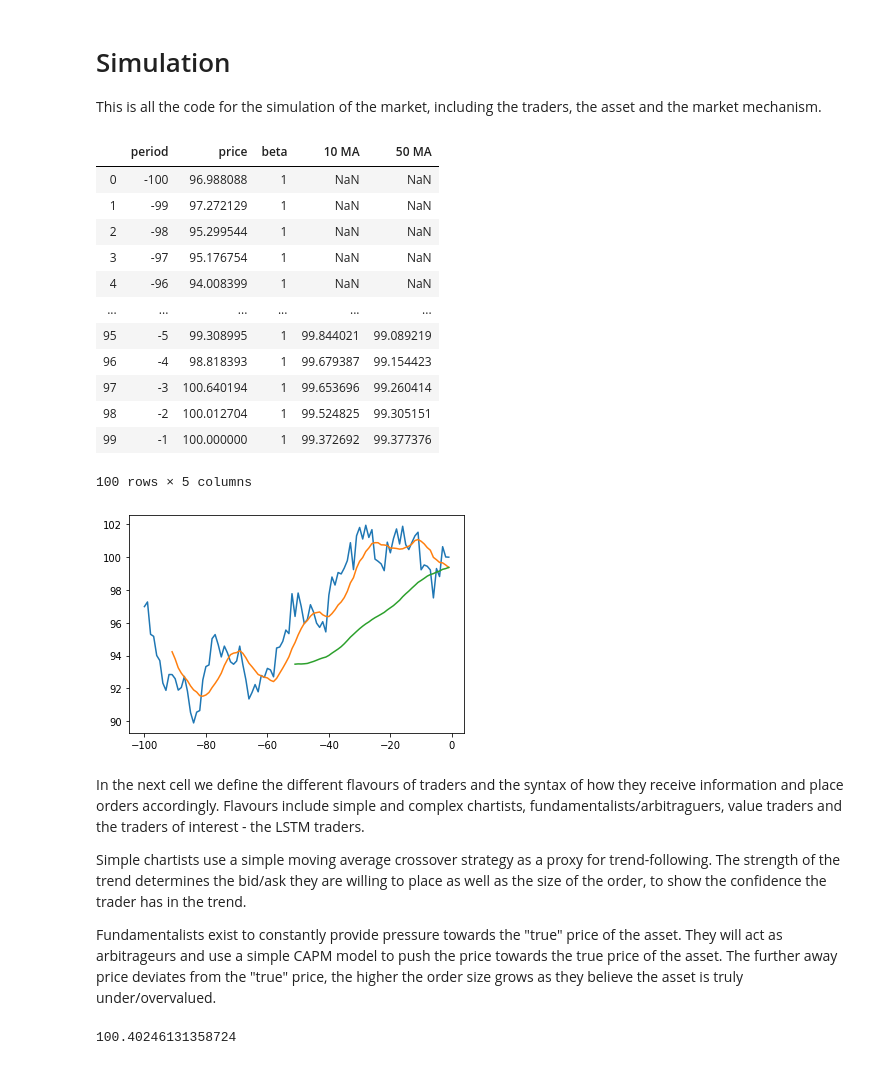
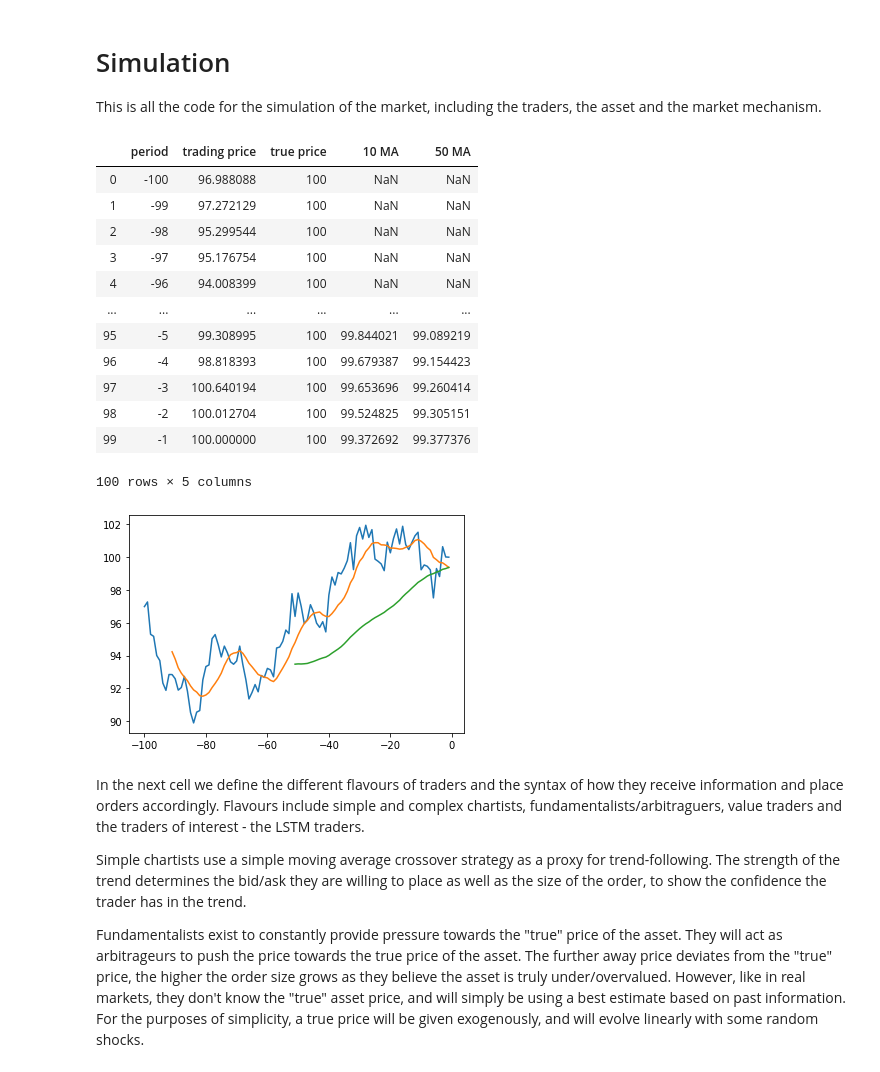
Before and after one commit to karansgarg/rae_repo, a Jupyter notebook: market_simulation.ipynb, the cells around one changed output. Drawn from its saved outputs; the diff is of its cells as text; code cells hidden in the pictures.

```diff
--- a/market_simulation.ipynb
+++ b/market_simulation.ipynb
@@ -17,9 +17,6 @@ import networkx
 # material to use to make their inital trading decisions. These random prices will be kept constant throughout the
 # simulations so they don't affect the decisions of the traders between rounds. The price at t=0 will be 100 so price
 # movements during the simulation are normalised to an index.
-
-rm = 0.1 #Return on the market portfolio
-rf = 0.02 #Return on the risk free asset
 
 t = 100
 period = []
@@ -40,44 +37,43 @@ asset_prices_rev_final = [100, 100.01270443267846, 100.64019372161697, 98.818393
 
 asset_prices_rev_final.reverse()
 asset_prices = asset_prices_rev_final
 
-beta = []
+true_prices = []
 
 for i in range(t):
-    beta.append(1) #Assume beta has remained unchanged for previous periods
+    true_prices.append(100) #Assume true price unchanged in this period - remained 100
 
 def moving_average(price_list, window): #Define a function to calculate simple moving averages
-
     window_size = window
     price_series = pd.Series(price_list)
     windows = price_series.rolling(window_size)
     ma = windows.mean()
     ma_list = ma.tolist()
     return ma_list
 
 mas = moving_average(asset_prices, 10) #Generate shorter moving average
 mal = moving_average(asset_prices, 50) #Generate longer moving average
 
-assetdf = pd.DataFrame({"period": period, "price": asset_prices, "beta": beta, "10 MA": mas, "50 MA": mal})
+assetdf = pd.DataFrame({"period": period, "trading price": asset_prices, "true price": true_prices, "10 MA": mas, "50 MA": mal})
 
 plt.plot(period, asset_prices)
 plt.plot(period, mas)
 plt.plot(period, mal)
 
 assetdf
 # %% [output]
-|  | period | price | beta | 10 MA | 50 MA |
-| 0 | -100 | 96.988088 | 1 | NaN | NaN |
-| 1 | -99 | 97.272129 | 1 | NaN | NaN |
-| 2 | -98 | 95.299544 | 1 | NaN | NaN |
-| 3 | -97 | 95.176754 | 1 | NaN | NaN |
-| 4 | -96 | 94.008399 | 1 | NaN | NaN |
+|  | period | trading price | true price | 10 MA | 50 MA |
+| 0 | -100 | 96.988088 | 100 | NaN | NaN |
+| 1 | -99 | 97.272129 | 100 | NaN | NaN |
+| 2 | -98 | 95.299544 | 100 | NaN | NaN |
+| 3 | -97 | 95.176754 | 100 | NaN | NaN |
+| 4 | -96 | 94.008399 | 100 | NaN | NaN |
 | ... | ... | ... | ... | ... | ... |
-| 95 | -5 | 99.308995 | 1 | 99.844021 | 99.089219 |
-| 96 | -4 | 98.818393 | 1 | 99.679387 | 99.154423 |
-| 97 | -3 | 100.640194 | 1 | 99.653696 | 99.260414 |
-| 98 | -2 | 100.012704 | 1 | 99.524825 | 99.305151 |
-| 99 | -1 | 100.000000 | 1 | 99.372692 | 99.377376 |
+| 95 | -5 | 99.308995 | 100 | 99.844021 | 99.089219 |
+| 96 | -4 | 98.818393 | 100 | 99.679387 | 99.154423 |
+| 97 | -3 | 100.640194 | 100 | 99.653696 | 99.260414 |
+| 98 | -2 | 100.012704 | 100 | 99.524825 | 99.305151 |
+| 99 | -1 | 100.000000 | 100 | 99.372692 | 99.377376 |
 100 rows × 5 columns
 [figure]
 # %% [markdown]
@@ -85,35 +81,39 @@ In the next cell we define the different flavours of traders and the syntax of h
 
 Simple chartists use a simple moving average crossover strategy as a proxy for trend-following. The strength of the trend determines the bid/ask they are willing to place as well as the size of the order, to show the confidence the trader has in the trend.
 
-Fundamentalists exist to constantly provide pressure towards the "true" price of the asset. They will act as arbitrageurs and use a simple CAPM model to push the price towards the true price of the asset. The further away price deviates from the "true" price, the higher the order size grows as they believe the asset is truly under/overvalued.
+Fundamentalists exist to constantly provide pressure towards the "true" price of the asset. They will act as arbitrageurs to push the price towards the true price of the asset. The further away price deviates from the "true" price, the higher the order size grows as they believe the asset is truly under/overvalued. However, like in real markets, they don't know the "true" asset price, and will simply be using a best estimate based on past information. For the purposes of simplicity, a true price will be given exogenously, and will evolve linearly with some random shocks.
 # %%
 # Define the different flavours of traders and the syntax of how they receive information and place orders accordingly.
 
 class Trader:
 
+# schart = simple technical analyst
+# cchart = complex technical analyst
+# arb = fundamentalist/arbitrageur
+# val = buy and hold "value traders"
+
     def __init__(self, flavour, firm):
-        self.firm = firm # Firms will be given a higher starting endowment to trade with to represent higher market power.
+        self.firm = firm
         self.flavour = flavour
-
-        if firm == True: self.bal = 1000000
-        else: self.bal = 10000
+        self.bal = 1_000_000 if firm else 10_000 # Firms will be given a higher starting endowment to trade with to represent higher market power.
+        self.stock = 0
+        self.acc = self.stock + self.bal # Account size equals value of stock + value of cash balance
 
     def placebid(self):
         if self.flavour == "schart":
-            r1 = (assetdf.iloc[-1]["price"]-assetdf.iloc[-2]["price"])/(assetdf.iloc[-2]["price"])
-            r2 = (assetdf.iloc[-2]["price"]-assetdf.iloc[-3]["price"])/(assetdf.iloc[-3]["price"])
-            r3 = (assetdf.iloc[-3]["price"]-assetdf.iloc[-4]["price"])/(assetdf.iloc[-4]["price"])
+            r1 = (assetdf.iloc[-1]["trading price"]-assetdf.iloc[-2]["trading price"])/(assetdf.iloc[-2]["trading price"])
+            r2 = (assetdf.iloc[-2]["trading price"]-assetdf.iloc[-3]["trading price"])/(assetdf.iloc[-3]["trading price"])
+            r3 = (assetdf.iloc[-3]["trading price"]-assetdf.iloc[-4]["trading price"])/(assetdf.iloc[-4]["trading price"])
             r = (r1 + r2 + r3)/3
-            bidprice = assetdf.iloc[-1]["price"]*(1+r)
+            bidprice = assetdf.iloc[-1]["trading price"]*(1+r)
 
     def placeask(self):
         if self.flavour == "schart":
-            r1 = (assetdf.iloc[-1]["price"]-assetdf.iloc[-2]["price"])/(assetdf.iloc[-2]["price"])
-            r2 = (assetdf.iloc[-2]["price"]-assetdf.iloc[-3]["price"])/(assetdf.iloc[-3]["price"])
-            r3 = (assetdf.iloc[-3]["price"]-assetdf.iloc[-4]["price"])/(assetdf.iloc[-4]["price"])
+            r1 = (assetdf.iloc[-1]["trading price"]-assetdf.iloc[-2]["trading price"])/(assetdf.iloc[-2]["trading price"])
+            r2 = (assetdf.iloc[-2]["trading price"]-assetdf.iloc[-3]["trading price"])/(assetdf.iloc[-3]["trading price"])
+            r3 = (assetdf.iloc[-3]["trading price"]-assetdf.iloc[-4]["trading price"])/(assetdf.iloc[-4]["trading price"])
             r = (r1 + r2 + r3)/3
-            askprice = assetdf.iloc[-1]["price"]*(1+r)
-            print(askprice)
+            askprice = assetdf.iloc[-1]["trading price"]*(1+r)
 
     def trade(self):
         if self.flavour == "schart":
@@ -122,5 +122,9 @@ class Trader:
             elif assetdf.iloc[-1]["10 MA"] < assetdf.iloc[-1]["50 MA"] and assetdf.iloc[-2]["10 MA"] > assetdf.iloc[-2]["50 MA"]:
                 self.placeask()
             else: pass
+
+        elif self.flavour == "arb":
+            if assetdf.iloc[-1]["trading price"] < assetdf.iloc[-1]["true price"]:
+                self.placebid()
+            elif assetdf.iloc[-1]["trading price"] > assetdf.iloc[-1]["true price"]:
+                self.placeask()
-# %% [output]
-100.40246131358724
```
